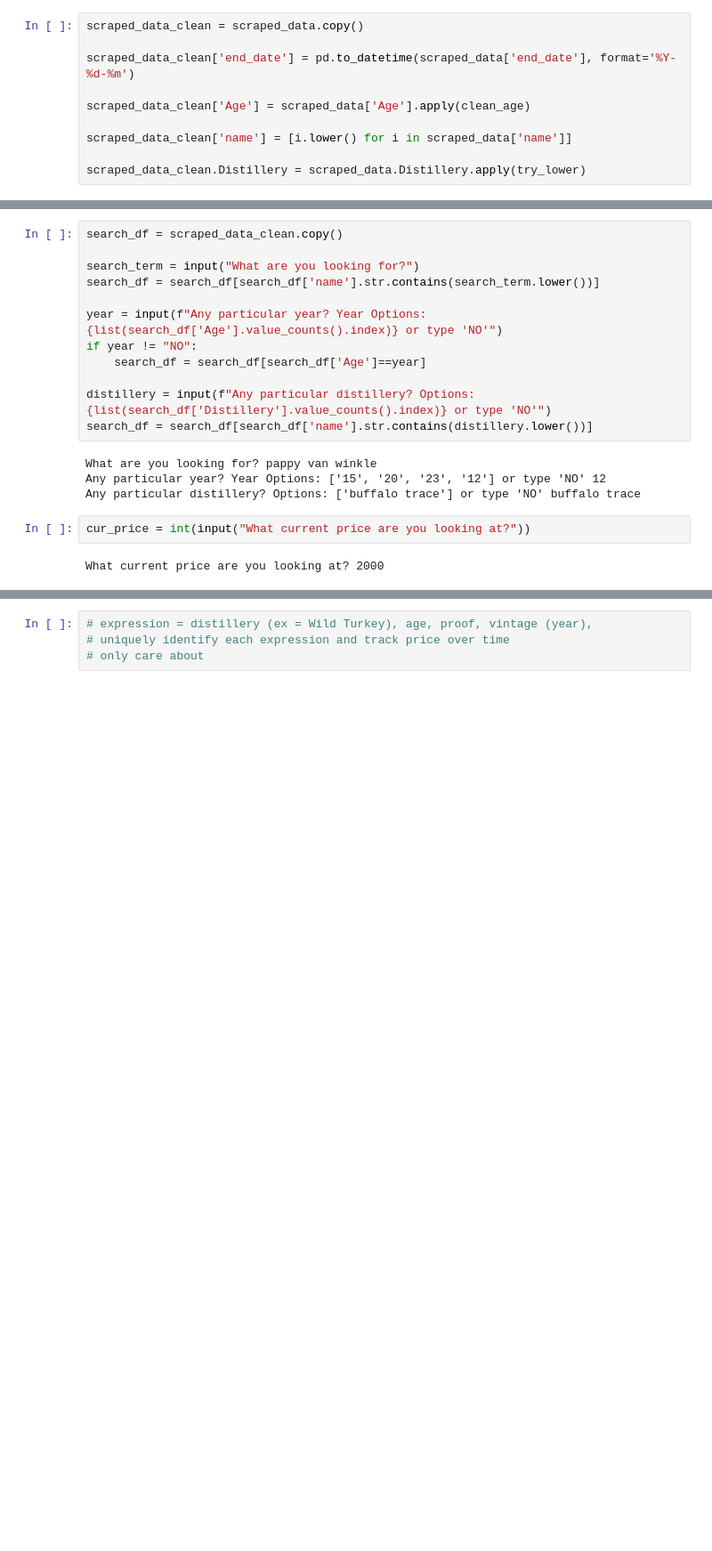
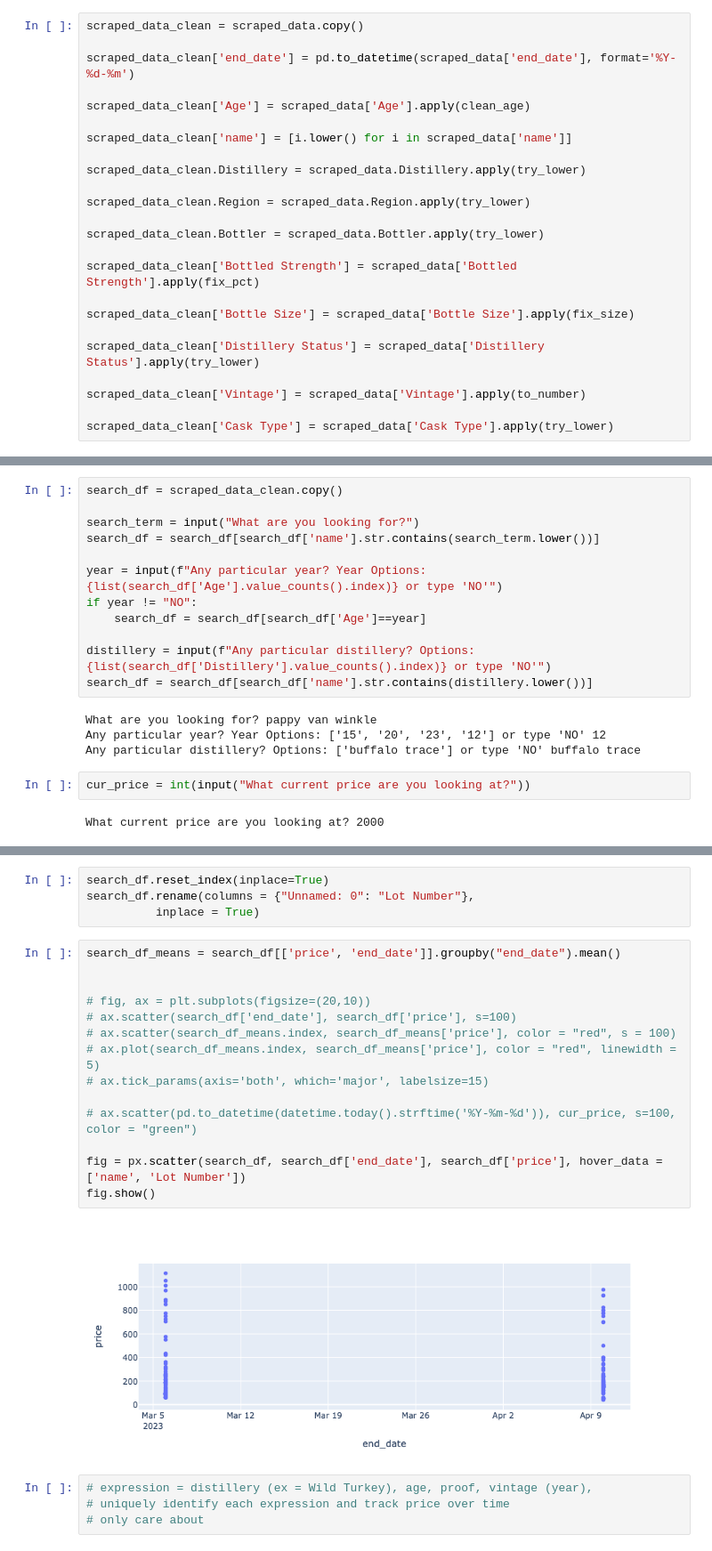
Before and after one commit to bpearson23/cs32_finalproject, a Jupyter notebook: full_scraper.ipynb, the cells around one changed output, grey strips where cells are left out. Shown: that part at 89% size. Drawn from its saved outputs; the diff is of its cells as text; blank space fills up the shorter version.

```diff
--- a/full_scraper.ipynb
+++ b/full_scraper.ipynb
@@ -257,5 +259,19 @@ scraped_data_clean['Age'] = scraped_data['Age'].apply(clean_age)
 scraped_data_clean['name'] = [i.lower() for i in scraped_data['name']]
 
 scraped_data_clean.Distillery = scraped_data.Distillery.apply(try_lower)
+
+scraped_data_clean.Region = scraped_data.Region.apply(try_lower)
+
+scraped_data_clean.Bottler = scraped_data.Bottler.apply(try_lower)
+
+scraped_data_clean['Bottled Strength'] = scraped_data['Bottled Strength'].apply(fix_pct)
+
+scraped_data_clean['Bottle Size'] = scraped_data['Bottle Size'].apply(fix_size)
+
+scraped_data_clean['Distillery Status'] = scraped_data['Distillery Status'].apply(try_lower)
+
+scraped_data_clean['Vintage'] = scraped_data['Vintage'].apply(to_number)
+
+scraped_data_clean['Cask Type'] = scraped_data['Cask Type'].apply(try_lower)
 # %% [markdown]
 # Output
@@ -310,3 +426,23 @@ ax.scatter(pd.to_datetime(datetime.today().strftime('%Y-%m-%d')), cur_price, s=1
+# %%
+search_df.reset_index(inplace=True)
+search_df.rename(columns = {"Unnamed: 0": "Lot Number"},
+          inplace = True)
+# %%
+search_df_means = search_df[['price', 'end_date']].groupby("end_date").mean()
+
+
+# fig, ax = plt.subplots(figsize=(20,10))
+# ax.scatter(search_df['end_date'], search_df['price'], s=100)
+# ax.scatter(search_df_means.index, search_df_means['price'], color = "red", s = 100)
+# ax.plot(search_df_means.index, search_df_means['price'], color = "red", linewidth = 5)
+# ax.tick_params(axis='both', which='major', labelsize=15)
+
+# ax.scatter(pd.to_datetime(datetime.today().strftime('%Y-%m-%d')), cur_price, s=100, color = "green")
+
+fig = px.scatter(search_df, search_df['end_date'], search_df['price'], hover_data = ['name', 'Lot Number'])
+fig.show()
+# %% [output]
+[figure, added]
 # %%
 # expression = distillery (ex = Wild Turkey), age, proof, vintage (year),
 # uniquely identify each expression and track price over time
```
Also changed, not shown: parts of 5 cells of this notebook.
